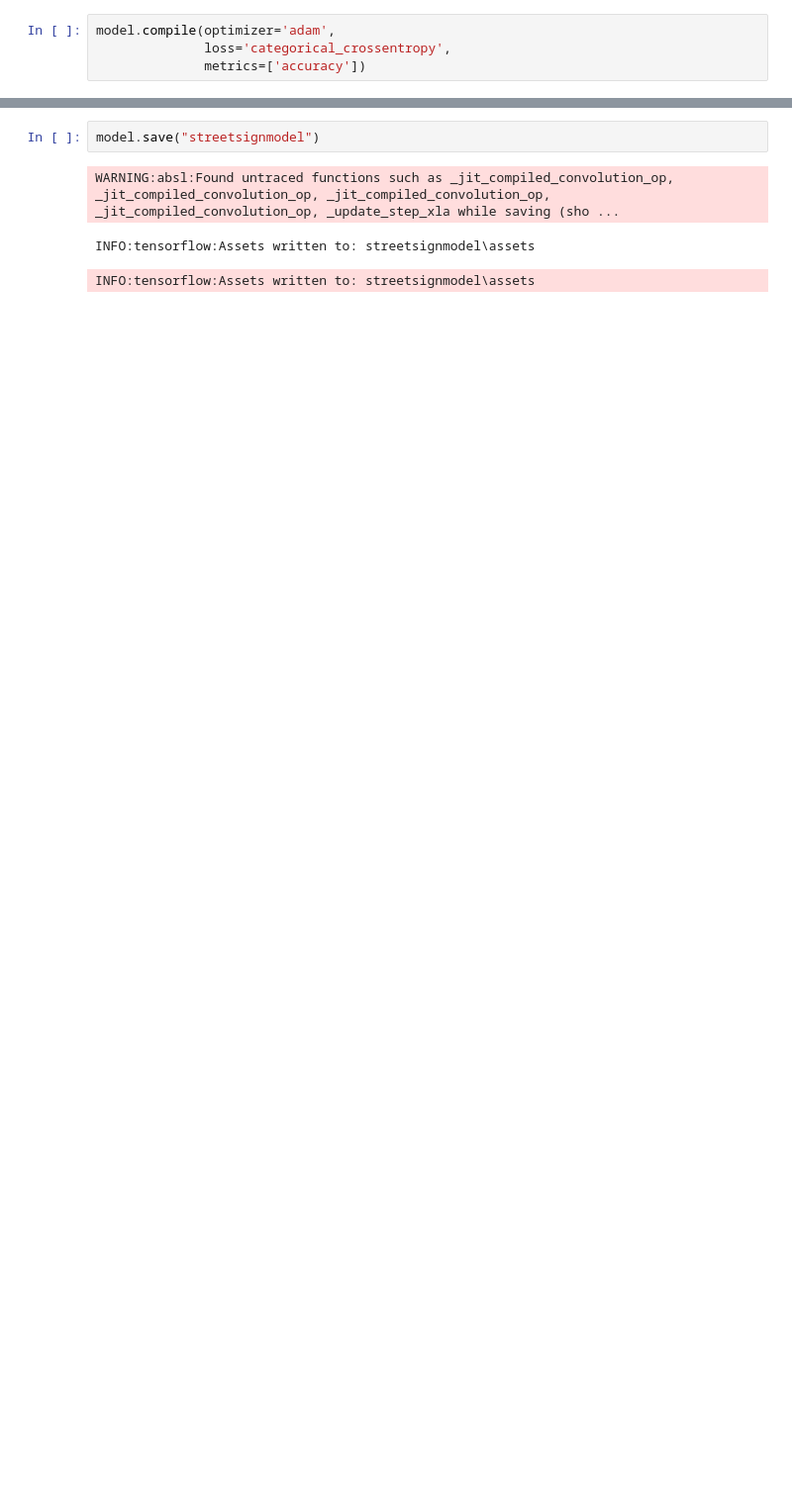
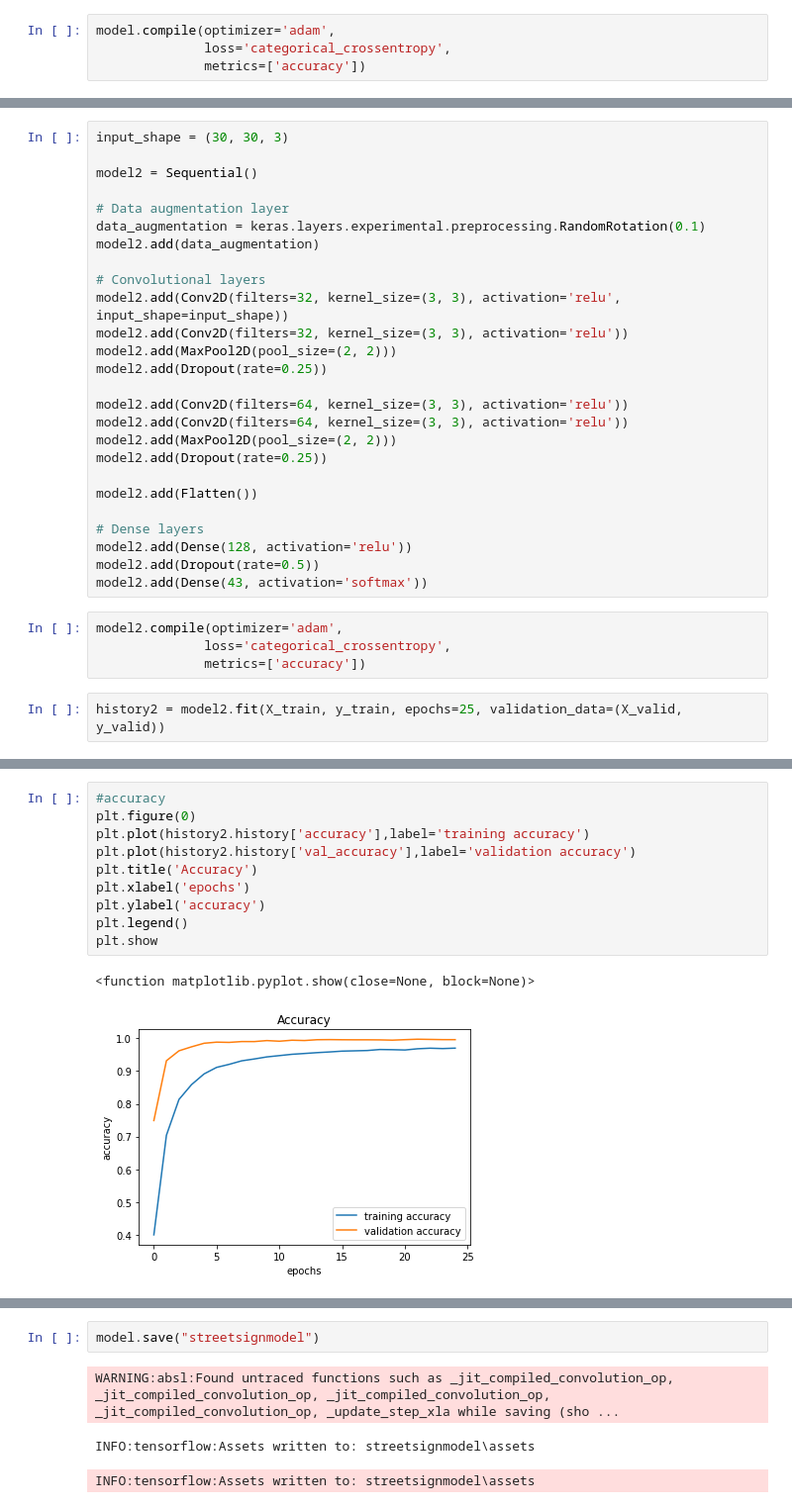
Before and after one commit to AzeglioZHAW/ProjectKI, a Jupyter notebook: Fourth.ipynb, the cells around one changed output, grey strips where cells are left out. Shown at 99% size. Saved outputs shown, nothing was run; the diff lists cells and outputs as text; blank space fills up the shorter version.

```diff
--- a/Fourth.ipynb
+++ b/Fourth.ipynb
@@ -226,0 +236,32 @@ plt.show
+# %%
+input_shape = (30, 30, 3)
+
+model2 = Sequential()
+
+# Data augmentation layer
+data_augmentation = keras.layers.experimental.preprocessing.RandomRotation(0.1)
+model2.add(data_augmentation)
+
+# Convolutional layers
+model2.add(Conv2D(filters=32, kernel_size=(3, 3), activation='relu', input_shape=input_shape))
+model2.add(Conv2D(filters=32, kernel_size=(3, 3), activation='relu'))
+model2.add(MaxPool2D(pool_size=(2, 2)))
+model2.add(Dropout(rate=0.25))
+
+model2.add(Conv2D(filters=64, kernel_size=(3, 3), activation='relu'))
+model2.add(Conv2D(filters=64, kernel_size=(3, 3), activation='relu'))
+model2.add(MaxPool2D(pool_size=(2, 2)))
+model2.add(Dropout(rate=0.25))
+
+model2.add(Flatten())
+
+# Dense layers
+model2.add(Dense(128, activation='relu'))
+model2.add(Dropout(rate=0.5))
+model2.add(Dense(43, activation='softmax'))
+# %%
+model2.compile(optimizer='adam',
+              loss='categorical_crossentropy',
+              metrics=['accuracy'])
+# %%
+history2 = model2.fit(X_train, y_train, epochs=25, validation_data=(X_valid, y_valid))
@@ -226,0 +286,13 @@ plt.show
+# %%
+#accuracy
+plt.figure(0)
+plt.plot(history2.history['accuracy'],label='training accuracy')
+plt.plot(history2.history['val_accuracy'],label='validation accuracy')
+plt.title('Accuracy')
+plt.xlabel('epochs')
+plt.ylabel('accuracy')
+plt.legend()
+plt.show
+# %% [output]
+<function matplotlib.pyplot.show(close=None, block=None)>
+[figure, added]
```
Also changed, not shown: parts of 10 cells of this notebook, 7 other files.
